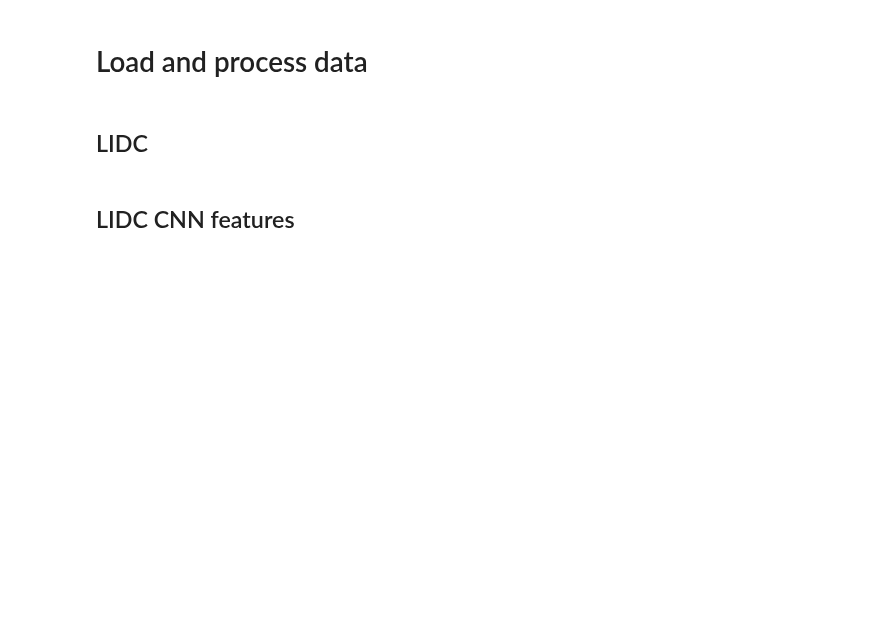
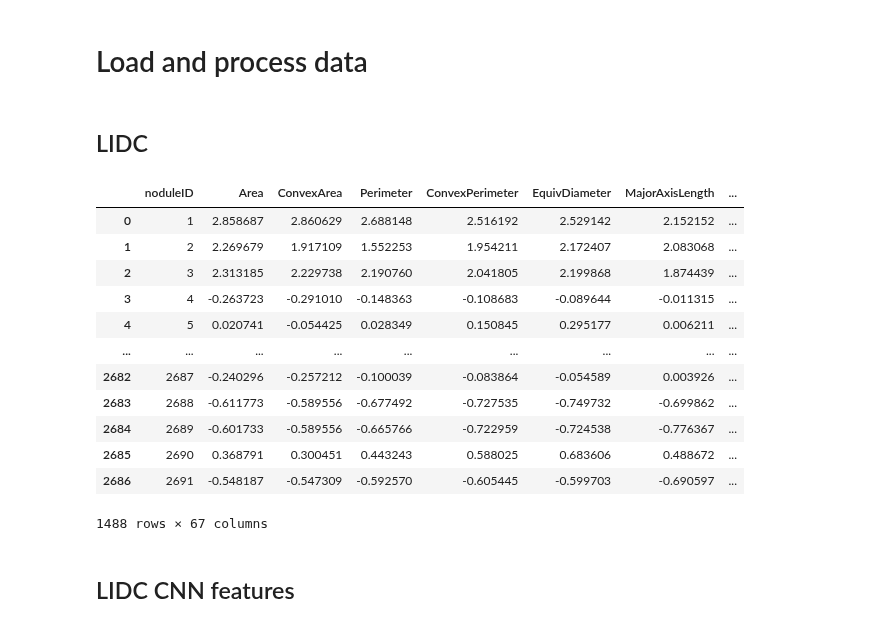
Before and after one commit to mtzig/LIDC_GDRO, a Jupyter notebook: notebooks/run_test.ipynb, the cells around one changed output. Drawn from its saved outputs; the diff is of its cells as text; code cells hidden in the pictures; blank space fills up the shorter version.

```diff
--- a/notebooks/run_test.ipynb
+++ b/notebooks/run_test.ipynb
@@ -52,8 +55,27 @@ Using device cpu
 # %%
 # get LIDC data
 
-df = data_utils.preprocess_data(*data_utils.load_lidc(data_root='data/', feature_path='LIDC_20130817_AllFeatures2D_MaxSlicePerNodule_inLineRatings.csv', subclass_path='subclass_labels/LIDC_data_split_with_cluster.csv'), subclass_column='cluster')
+df = data_utils.preprocess_data(
+    *data_utils.load_lidc(
+        data_root='data/',
+        feature_path='LIDC_20130817_AllFeatures2D_MaxSlicePerNodule_inLineRatings.csv',
+        subclass_path='subclass_labels/mode_label.csv'),#'train_test_splits/LIDC_data_split.csv'),
+    subclass_column='cluster')
 df
+# %% [output]
+|  | noduleID | Area | ConvexArea | Perimeter | ConvexPerimeter | EquivDiameter | MajorAxisLength | ... |
+| 0 | 1 | 2.858687 | 2.860629 | 2.688148 | 2.516192 | 2.529142 | 2.152152 | ... |
+| 1 | 2 | 2.269679 | 1.917109 | 1.552253 | 1.954211 | 2.172407 | 2.083068 | ... |
+| 2 | 3 | 2.313185 | 2.229738 | 2.190760 | 2.041805 | 2.199868 | 1.874439 | ... |
+| 3 | 4 | -0.263723 | -0.291010 | -0.148363 | -0.108683 | -0.089644 | -0.011315 | ... |
+| 4 | 5 | 0.020741 | -0.054425 | 0.028349 | 0.150845 | 0.295177 | 0.006211 | ... |
+| ... | ... | ... | ... | ... | ... | ... | ... | ... |
+| 2682 | 2687 | -0.240296 | -0.257212 | -0.100039 | -0.083864 | -0.054589 | 0.003926 | ... |
+| 2683 | 2688 | -0.611773 | -0.589556 | -0.677492 | -0.727535 | -0.749732 | -0.699862 | ... |
+| 2684 | 2689 | -0.601733 | -0.589556 | -0.665766 | -0.722959 | -0.724538 | -0.776367 | ... |
+| 2685 | 2690 | 0.368791 | 0.300451 | 0.443243 | 0.588025 | 0.683606 | 0.488672 | ... |
+| 2686 | 2691 | -0.548187 | -0.547309 | -0.592570 | -0.605445 | -0.599703 | -0.690597 | ... |
+1488 rows × 67 columns
 # %%
 # get train/test flags
 train_split = pd.read_csv("data/train_test_splits/LIDC_data_split.csv")
```
Also changed, not shown: parts of 7 cells of this notebook, 1 other file.
